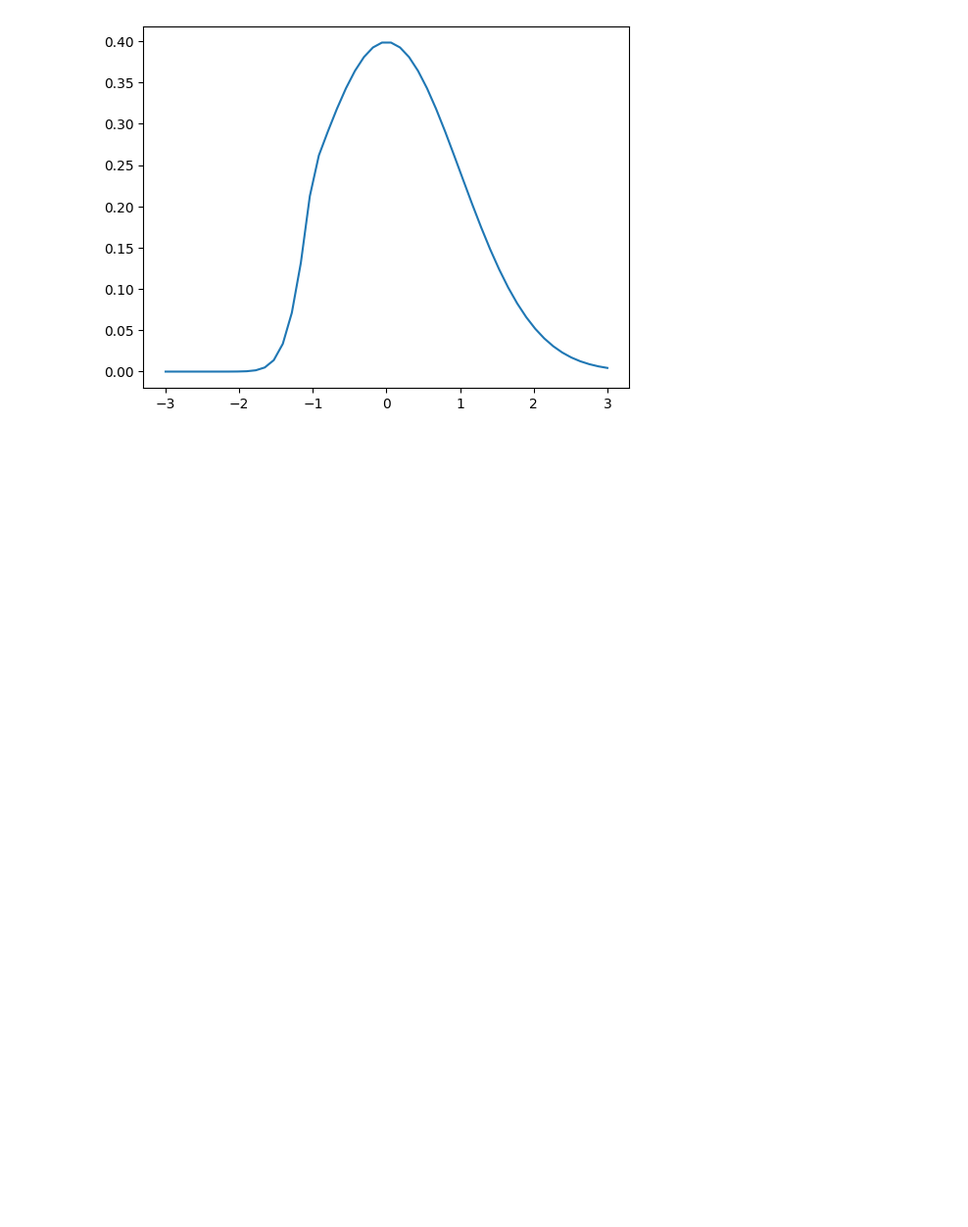
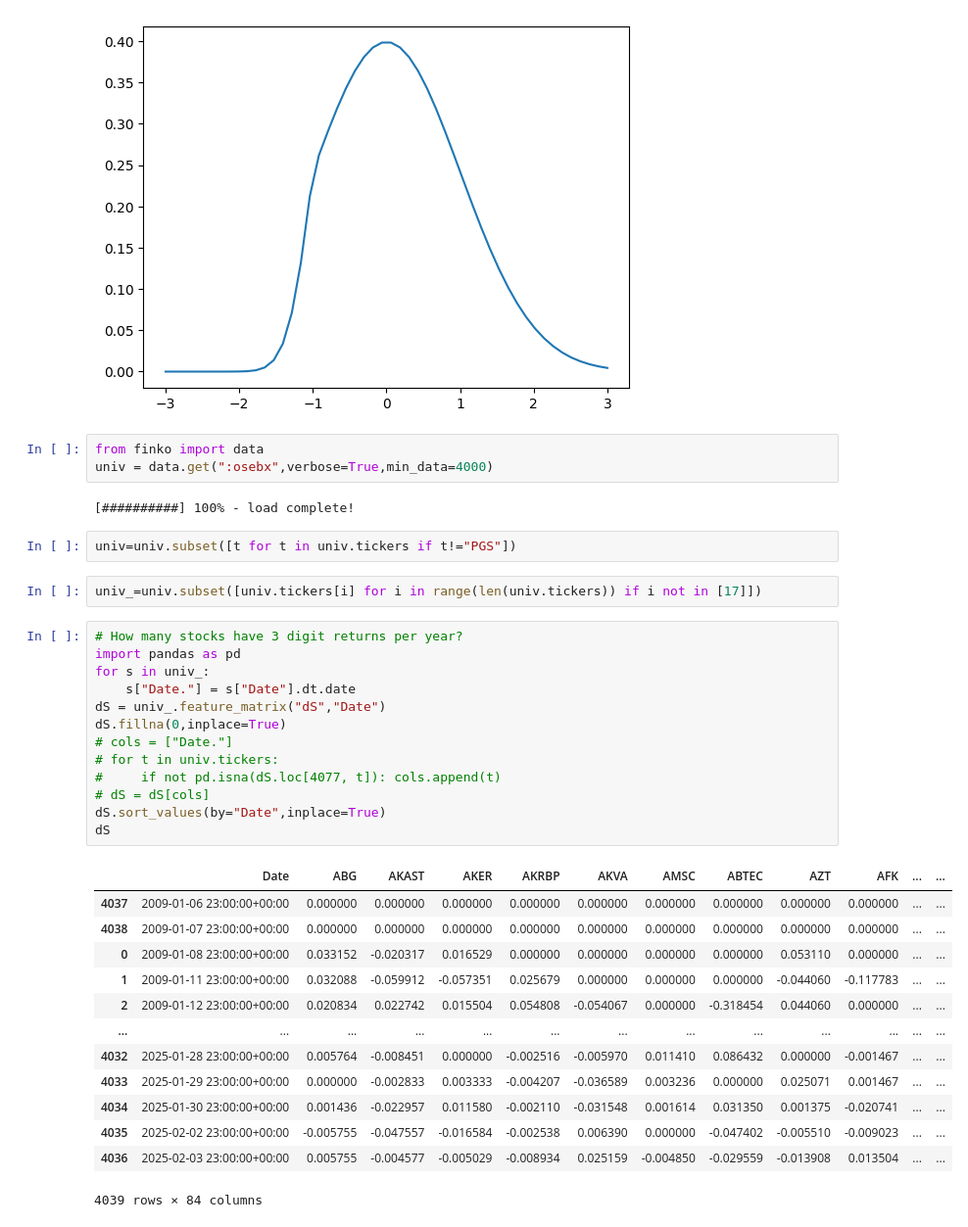
Before and after one commit to Vaakir/unsupervised-deep-learning-bachelor-thesis, a Jupyter notebook: private_.ipynb, the cells around one changed output. Shown at 98% size. Cells and saved outputs as stored; diff of their text form; blank space fills up the shorter version.

```diff
--- a/private_.ipynb
+++ b/private_.ipynb
@@ -11,3 +11,39 @@ plt.plot(x,f)
 # %% [output]
 [<matplotlib.lines.Line2D at 0x...>]
 [figure]
+# %%
+from finko import data
+univ = data.get(":osebx",verbose=True,min_data=4000)
+# %% [output]
+[##########] 100% - load complete!
+# %%
+univ=univ.subset([t for t in univ.tickers if t!="PGS"])
+# %%
+univ_=univ.subset([univ.tickers[i] for i in range(len(univ.tickers)) if i not in [17]])
+# %%
+# How many stocks have 3 digit returns per year?
+import pandas as pd
+for s in univ_:
+    s["Date."] = s["Date"].dt.date
+dS = univ_.feature_matrix("dS","Date")
+dS.fillna(0,inplace=True)
+# cols = ["Date."]
+# for t in univ.tickers:
+#     if not pd.isna(dS.loc[4077, t]): cols.append(t)
+# dS = dS[cols]
+dS.sort_values(by="Date",inplace=True)
+dS
+# %% [output]
+|  | Date | ABG | AKAST | AKER | AKRBP | AKVA | AMSC | ABTEC | AZT | AFK | ... | ... |
+| 4037 | 2009-01-06 23:00:00+00:00 | 0.000000 | 0.000000 | 0.000000 | 0.000000 | 0.000000 | 0.000000 | 0.000000 | 0.000000 | 0.000000 | ... | ... |
+| 4038 | 2009-01-07 23:00:00+00:00 | 0.000000 | 0.000000 | 0.000000 | 0.000000 | 0.000000 | 0.000000 | 0.000000 | 0.000000 | 0.000000 | ... | ... |
+| 0 | 2009-01-08 23:00:00+00:00 | 0.033152 | -0.020317 | 0.016529 | 0.000000 | 0.000000 | 0.000000 | 0.000000 | 0.053110 | 0.000000 | ... | ... |
+| 1 | 2009-01-11 23:00:00+00:00 | 0.032088 | -0.059912 | -0.057351 | 0.025679 | 0.000000 | 0.000000 | 0.000000 | -0.044060 | -0.117783 | ... | ... |
+| 2 | 2009-01-12 23:00:00+00:00 | 0.020834 | 0.022742 | 0.015504 | 0.054808 | -0.054067 | 0.000000 | -0.318454 | 0.044060 | 0.000000 | ... | ... |
+| ... | ... | ... | ... | ... | ... | ... | ... | ... | ... | ... | ... | ... |
+| 4032 | 2025-01-28 23:00:00+00:00 | 0.005764 | -0.008451 | 0.000000 | -0.002516 | -0.005970 | 0.011410 | 0.086432 | 0.000000 | -0.001467 | ... | ... |
+| 4033 | 2025-01-29 23:00:00+00:00 | 0.000000 | -0.002833 | 0.003333 | -0.004207 | -0.036589 | 0.003236 | 0.000000 | 0.025071 | 0.001467 | ... | ... |
+| 4034 | 2025-01-30 23:00:00+00:00 | 0.001436 | -0.022957 | 0.011580 | -0.002110 | -0.031548 | 0.001614 | 0.031350 | 0.001375 | -0.020741 | ... | ... |
+| 4035 | 2025-02-02 23:00:00+00:00 | -0.005755 | -0.047557 | -0.016584 | -0.002538 | 0.006390 | 0.000000 | -0.047402 | -0.005510 | -0.009023 | ... | ... |
+| 4036 | 2025-02-03 23:00:00+00:00 | 0.005755 | -0.004577 | -0.005029 | -0.008934 | 0.025159 | -0.004850 | -0.029559 | -0.013908 | 0.013504 | ... | ... |
+4039 rows × 84 columns
```
Also changed, not shown: parts of 4 cells of this notebook.
